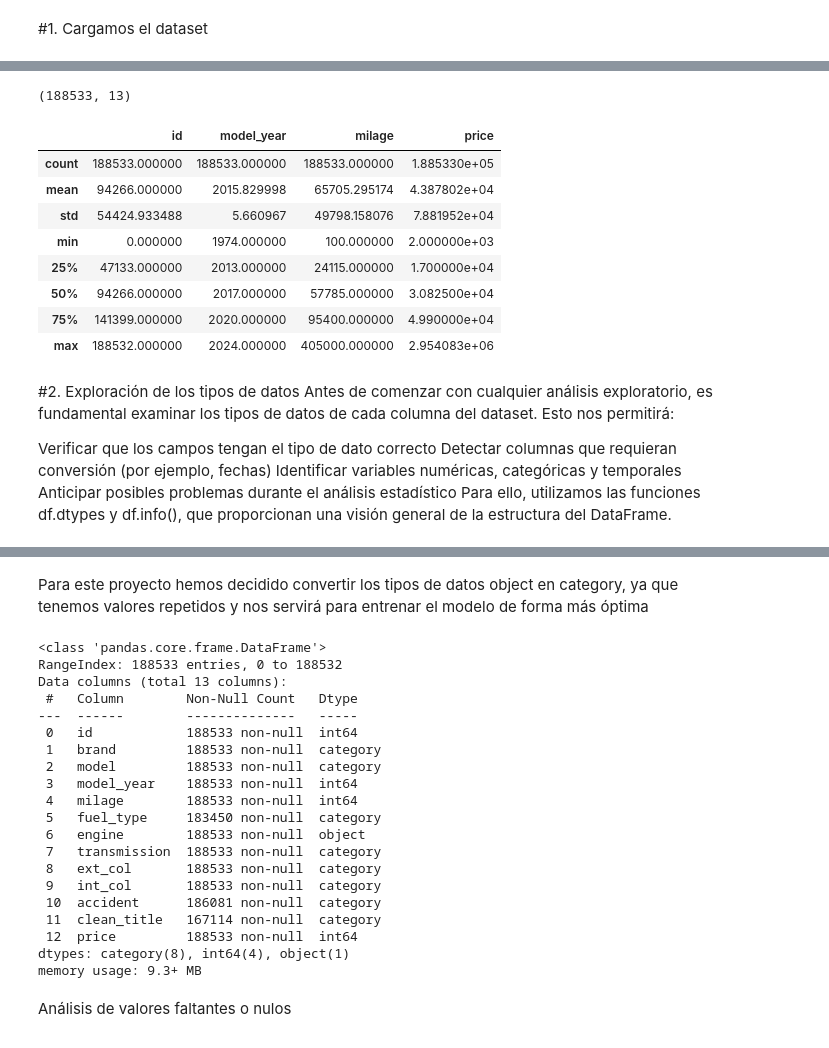
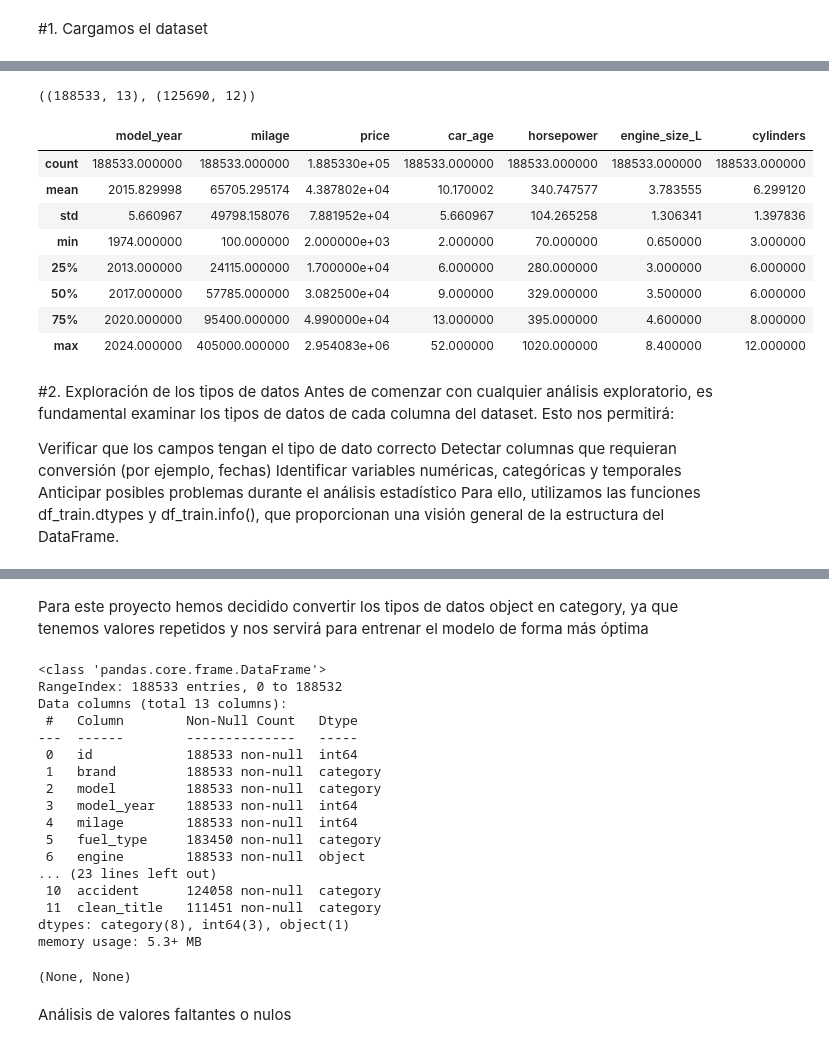
Before and after one commit to Bootcamp-Data-Analyst/proyecto7-grupo3-problema-de-regresion, a Jupyter notebook: car-price-ml-proyect/notebooks/Data_Cleaning_and_Transformation.ipynb, the cells around one changed output, grey strips where cells are left out. Drawn from its saved outputs; the diff is of its cells as text; code cells hidden in the pictures.

Commit message:
Data: Se ha tratado las variables categóricas, se ha limpiado tanto train como test y se han eliminados columnas no esenciales para el futuro entrenamiento

```diff
--- a/car-price-ml-proyect/notebooks/Data_Cleaning_and_Transformation.ipynb
+++ b/car-price-ml-proyect/notebooks/Data_Cleaning_and_Transformation.ipynb
@@ -19,6 +19,7 @@ import missingno as msno # Para visualizar datos faltantes
 #1. Cargamos el dataset
 # %%
 # Carga del csv a dataframe
-df = pd.read_csv('train.csv')
+df_train = pd.read_csv('train.csv')
+df_test = pd.read_csv('test.csv')
 # %%
 # Mostramos las primeras filas
@@ -76,21 +109,21 @@ memory usage: 18.7+ MB
 # %%
 #Ver forma del dataframe
-df.shape #filas, columnas
+df_train.shape, df_test.shape #filas, columnas
 # %% [output]
-(188533, 13)
+((188533, 13), (125690, 12))
 # %%
 #Datos estadísticos para datos numéricos
-df.describe()
+df_train.describe()
 # %% [output]
-|  | id | model_year | milage | price |
-| count | 188533.000000 | 188533.000000 | 188533.000000 | 1.885330e+05 |
-| mean | 94266.000000 | 2015.829998 | 65705.295174 | 4.387802e+04 |
-| std | 54424.933488 | 5.660967 | 49798.158076 | 7.881952e+04 |
-| min | 0.000000 | 1974.000000 | 100.000000 | 2.000000e+03 |
-| 25% | 47133.000000 | 2013.000000 | 24115.000000 | 1.700000e+04 |
-| 50% | 94266.000000 | 2017.000000 | 57785.000000 | 3.082500e+04 |
-| 75% | 141399.000000 | 2020.000000 | 95400.000000 | 4.990000e+04 |
-| max | 188532.000000 | 2024.000000 | 405000.000000 | 2.954083e+06 |
+|  | model_year | milage | price | car_age | horsepower | engine_size_L | cylinders |
+| count | 188533.000000 | 188533.000000 | 1.885330e+05 | 188533.000000 | 188533.000000 | 188533.000000 | 188533.000000 |
+| mean | 2015.829998 | 65705.295174 | 4.387802e+04 | 10.170002 | 340.747577 | 3.783555 | 6.299120 |
+| std | 5.660967 | 49798.158076 | 7.881952e+04 | 5.660967 | 104.265258 | 1.306341 | 1.397836 |
+| min | 1974.000000 | 100.000000 | 2.000000e+03 | 2.000000 | 70.000000 | 0.650000 | 3.000000 |
+| 25% | 2013.000000 | 24115.000000 | 1.700000e+04 | 6.000000 | 280.000000 | 3.000000 | 6.000000 |
+| 50% | 2017.000000 | 57785.000000 | 3.082500e+04 | 9.000000 | 329.000000 | 3.500000 | 6.000000 |
+| 75% | 2020.000000 | 95400.000000 | 4.990000e+04 | 13.000000 | 395.000000 | 4.600000 | 8.000000 |
+| max | 2024.000000 | 405000.000000 | 2.954083e+06 | 52.000000 | 1020.000000 | 8.400000 | 12.000000 |
 # %% [markdown]
 #2. Exploración de los tipos de datos
 Antes de comenzar con cualquier análisis exploratorio, es fundamental examinar los tipos de datos de cada columna del dataset.
@@ -100,6 +133,6 @@ Verificar que los campos tengan el tipo de dato correcto
 Detectar columnas que requieran conversión (por ejemplo, fechas)
 Identificar variables numéricas, categóricas y temporales
 Anticipar posibles problemas durante el análisis estadístico
-Para ello, utilizamos las funciones df.dtypes y df.info(), que proporcionan una visión general de la estructura del DataFrame.
+Para ello, utilizamos las funciones df_train.dtypes y df_train.info(), que proporcionan una visión general de la estructura del DataFrame.
 # %%
 print("Tipo de dato para cada columna:")
@@ -129,9 +162,11 @@ cat_cols = [
     'ext_col','int_col','accident','clean_title'
 ]
 # Cambiamos el tipo a category
-df[cat_cols] = df[cat_cols].astype('category')
+df_train[cat_cols] = df_train[cat_cols].astype('category')
 
-df.info()
+df_test[cat_cols] = df_test[cat_cols].astype('category')
+
+df_train.info(), df_test.info()
 # %% [output]
 <class 'pandas.core.frame.DataFrame'>
 RangeIndex: 188533 entries, 0 to 188532
@@ -145,14 +180,12 @@ Data columns (total 13 columns):
  4   milage        188533 non-null  int64
  5   fuel_type     183450 non-null  category
  6   engine        188533 non-null  object
- 7   transmission  188533 non-null  category
- 8   ext_col       188533 non-null  category
- 9   int_col       188533 non-null  category
- 10  accident      186081 non-null  category
- 11  clean_title   167114 non-null  category
- 12  price         188533 non-null  int64
-dtypes: category(8), int64(4), object(1)
-memory usage: 9.3+ MB
+... (23 lines left out)
+ 10  accident      124058 non-null  category
+ 11  clean_title   111451 non-null  category
+dtypes: category(8), int64(3), object(1)
+memory usage: 5.3+ MB
+(None, None)
 # %% [markdown]
 Análisis de valores faltantes o nulos
 # %%
```
Also changed, not shown: parts of 69 cells of this notebook, 2 other files.
